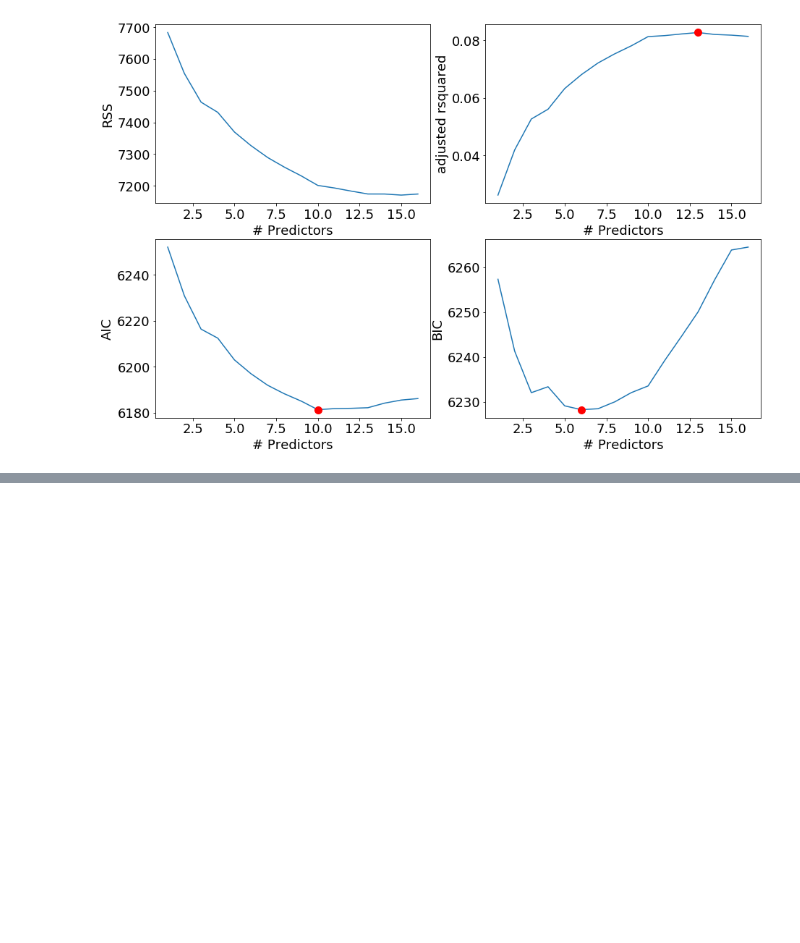
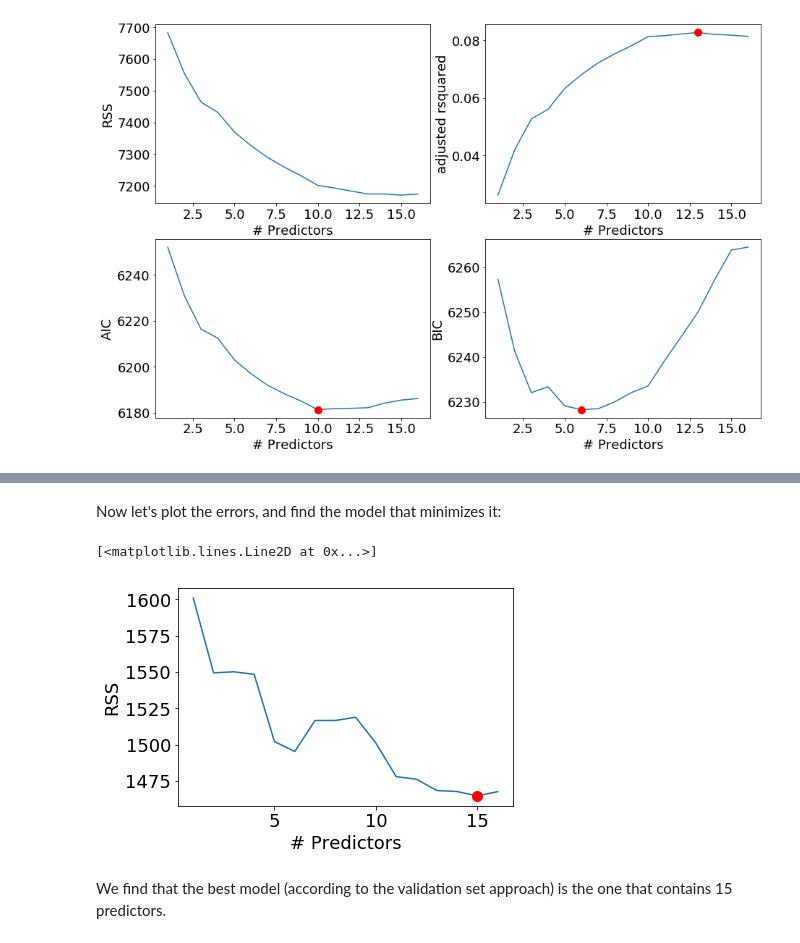
Before and after one commit to RobBinS83/Incubator_challenge, a Jupyter notebook: Incubator_challenge_section_1.ipynb, the cells around one changed output, grey strips where cells are left out. Drawn from its saved outputs; the diff is of its cells as text; code cells hidden in the pictures; blank space fills up the shorter version.

```diff
--- a/Incubator_challenge_section_1.ipynb
+++ b/Incubator_challenge_section_1.ipynb
@@ -462,0 +762,19 @@ Text(0,0.5,'BIC')
+# %%
+def forward(predictors, X_train, y_train, X_val, y_val):
+
+    results = []
+
+    # Pull out predictors we still need to process
+    remaining_predictors = [p for p in X_train.columns if p not in predictors]
+
+    for p in remaining_predictors:
+        results.append(processSubset(predictors+[p], X_train, y_train, X_val, y_val))
+
+    # Wrap everything up in a nice dataframe
+    models = pd.DataFrame(results)
+
+    # Choose the model with the highest RSS
+    best_model = models.loc[models['RSS'].idxmin()]
+
+    # Return the best model, along with some other useful information about the model
+    return best_model
@@ -462,0 +783,20 @@ Text(0,0.5,'BIC')
+# %%
+models_train = pd.DataFrame(columns=["RSS", "model"])
+
+predictors = []
+
+for i in range(1,len(X.columns)+1):
+    models_train.loc[i] = forward(predictors, X[train], y[train], X[val], y[val])
+    predictors = models_train.loc[i]["model"].model.exog_names
+# %% [markdown]
+Now let's plot the errors, and find the model that minimizes it:
+# %%
+plt.plot(models_train["RSS"])
+plt.xlabel('# Predictors')
+plt.ylabel('RSS')
+plt.plot(models_train["RSS"].idxmin(), models_train["RSS"].min(), "or")
+# %% [output]
+[<matplotlib.lines.Line2D at 0x...>]
+[figure, added]
+# %% [markdown]
+We find that the best model (according to the validation set approach) is the one that contains 15 predictors.
```
Also changed, not shown: parts of 31 cells of this notebook.
